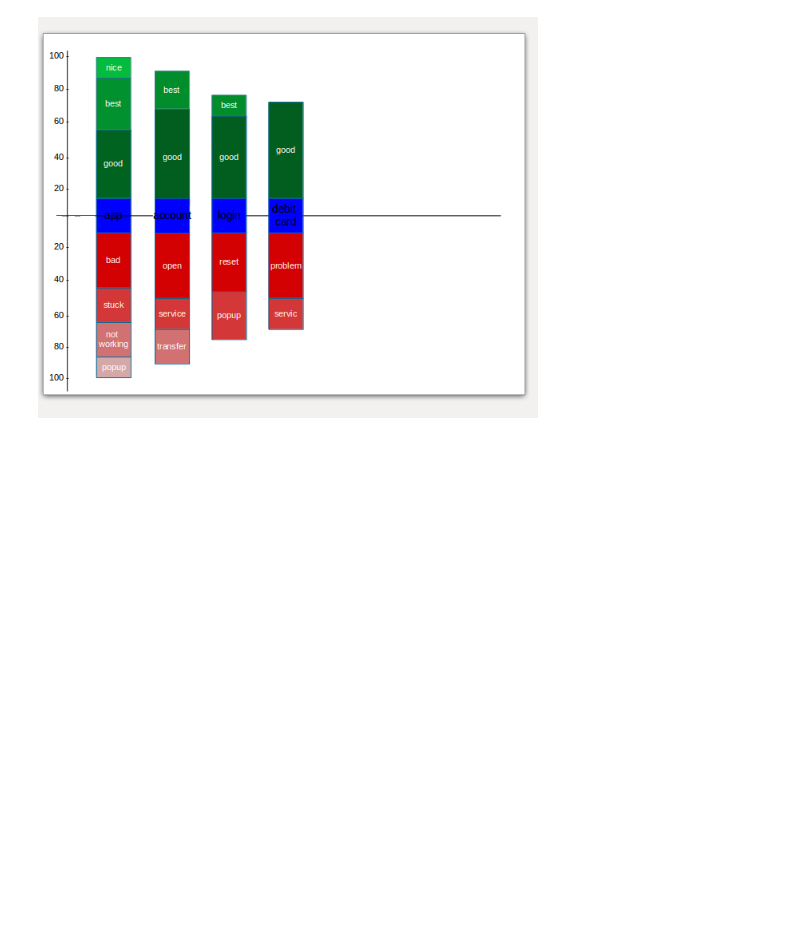
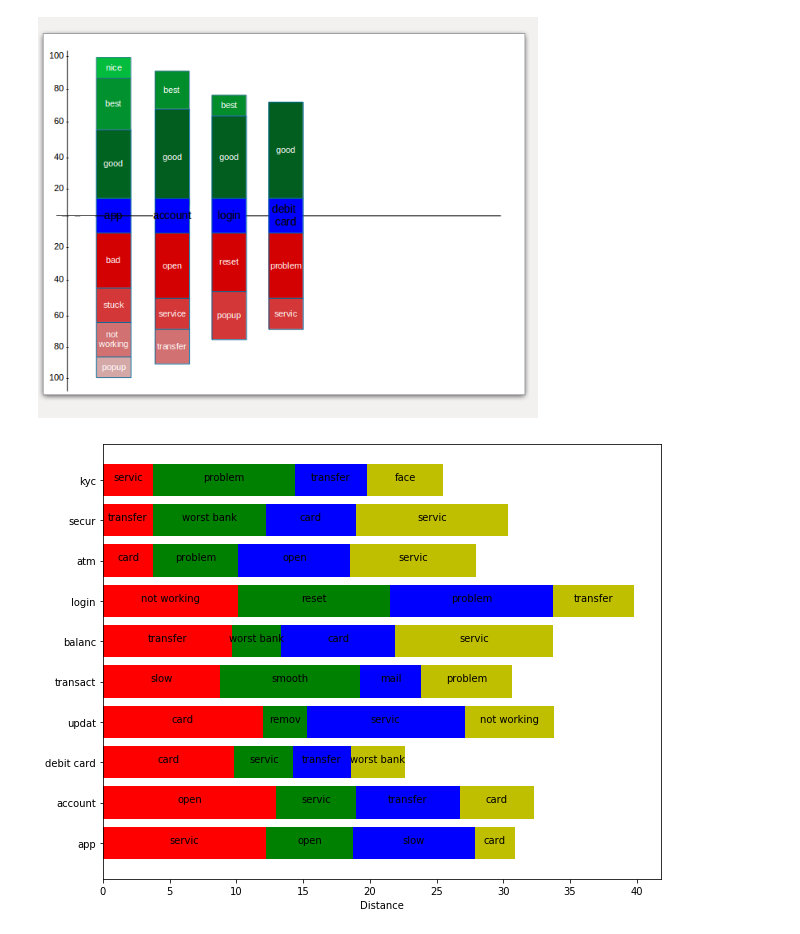
Before and after one commit to sulabh9999/SentimentAnalysis, a Jupyter notebook: main.ipynb, the cells around one changed output. Drawn from its saved outputs; the diff is of its cells as text; code cells hidden in the pictures; blank space fills up the shorter version.

Commit message:
graph added to show labels

```diff
--- a/main.ipynb
+++ b/main.ipynb
@@ -319,3 +314,8 @@ Image(filename = "/home/nawaz/PycharmProjects/SentimentAnalysis/graphDemo.png",
+# %%
+from sGraph import *
+makeGraph(sutility.getReasonDict()) # topic + reason list
+# %% [output]
+[figure, added]
 # %%
 l = list(commentsDocument)
 p = list(processed_doc)
```
Also changed, not shown: parts of 6 cells of this notebook, 3 other files.
